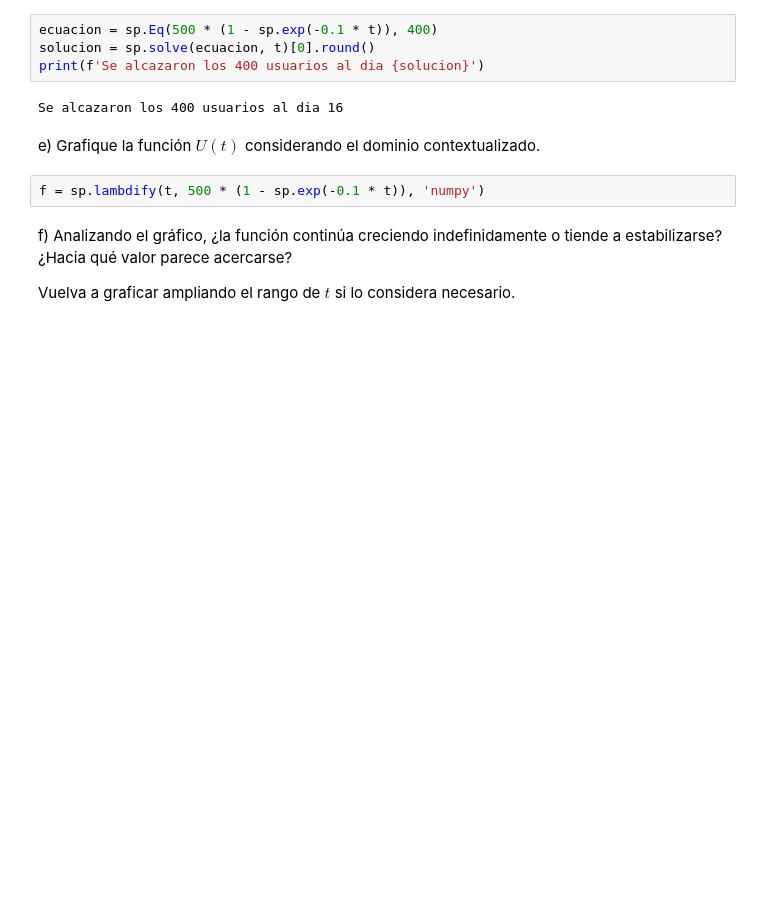
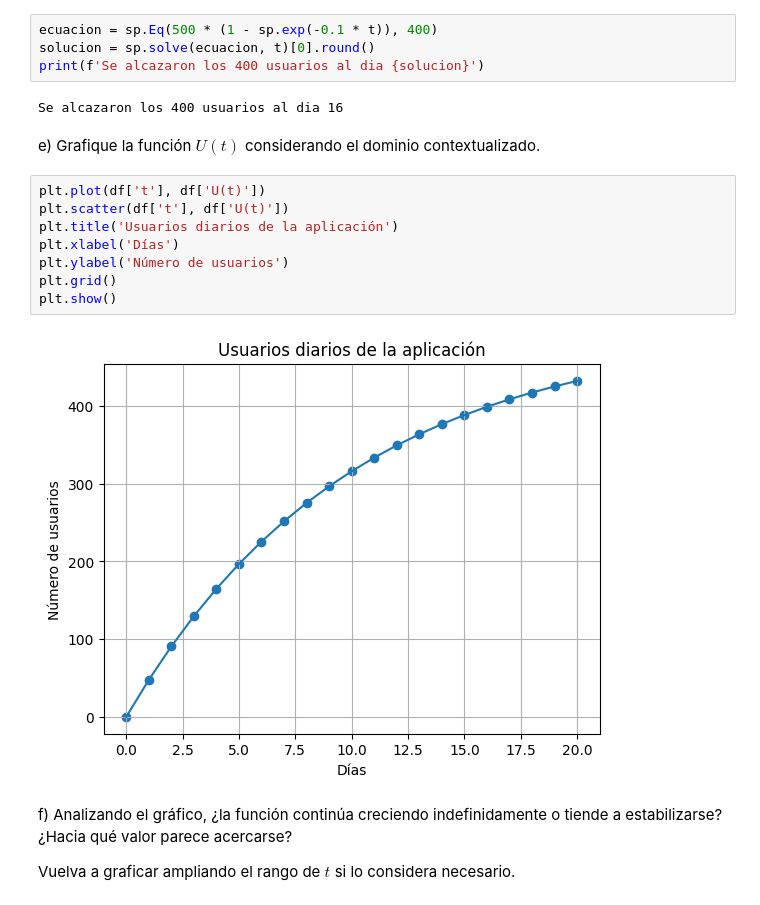
Before and after one commit to Solfter/duoc-2026, a Jupyter notebook: 01-herramientas-calculo-diferencial/G1_MAT3131.ipynb, the cells around one changed output. Drawn from its saved outputs; the diff is of its cells as text; blank space fills up the shorter version.

```diff
--- a/01-herramientas-calculo-diferencial/G1_MAT3131.ipynb
+++ b/01-herramientas-calculo-diferencial/G1_MAT3131.ipynb
@@ -113,7 +84,15 @@ Se alcazaron los 400 usuarios al dia 16
 # %% [markdown]
 e) Grafique la función $U(t)$ considerando el dominio contextualizado.
 # %%
-f = sp.lambdify(t, 500 * (1 - sp.exp(-0.1 * t)), 'numpy')
+plt.plot(df['t'], df['U(t)'])
+plt.scatter(df['t'], df['U(t)'])
+plt.title('Usuarios diarios de la aplicación')
+plt.xlabel('Días')
+plt.ylabel('Número de usuarios')
+plt.grid()
+plt.show()
+# %% [output]
+[figure, added]
 # %% [markdown]
 f) Analizando el gráfico, ¿la función continúa creciendo indefinidamente o tiende a estabilizarse? ¿Hacia qué valor parece acercarse?
 
```
Also changed, not shown: parts of 15 cells of this notebook, 11 other files.
